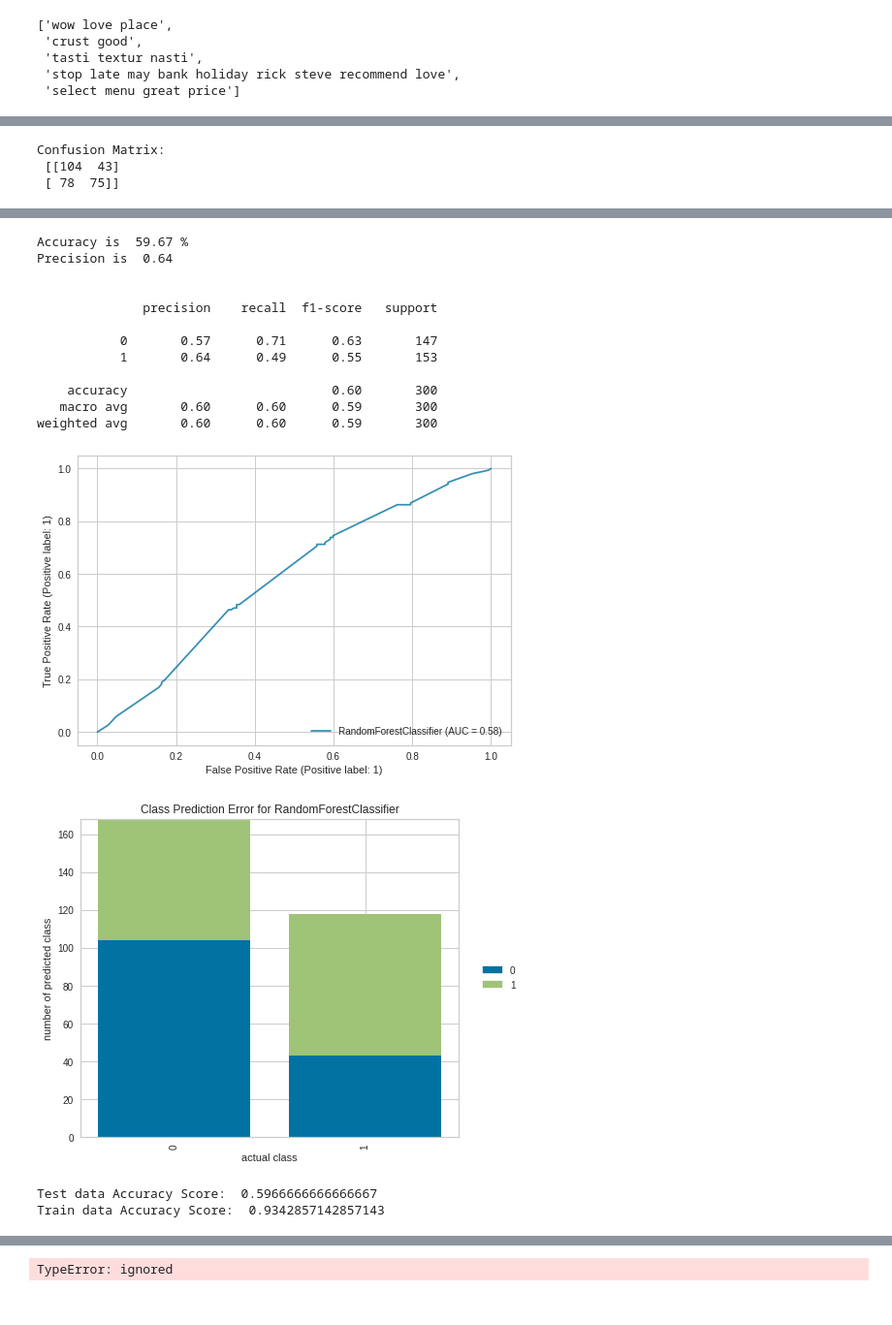
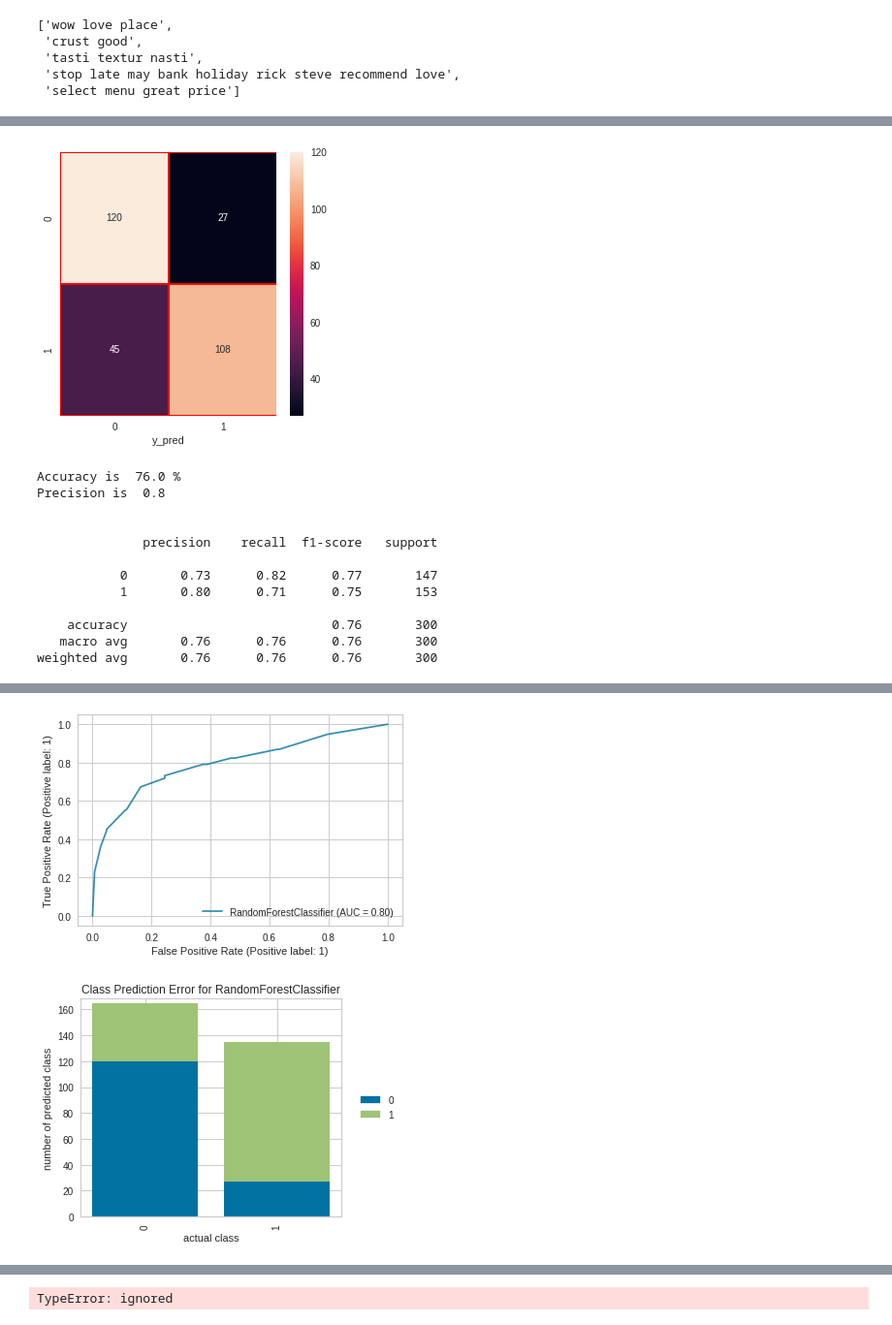
Before and after one commit to Naznin2000/review, a Jupyter notebook: Welcome_To_Colaboratory.ipynb, the cells around one changed output, grey strips where cells are left out. Shown at 97% size. Cells and saved outputs as stored; diff of their text form; code cells hidden in the pictures.

```diff
--- a/Welcome_To_Colaboratory.ipynb
+++ b/Welcome_To_Colaboratory.ipynb
@@ -728,26 +703,29 @@ Train data Accuracy Score:  0.9342857142857143
 
 from sklearn.ensemble import RandomForestClassifier
 
-classifier =RandomForestClassifier(n_estimators=10,criterion='entropy', random_state=0)
-classifier.fit(X_train, y_train)
+rf =RandomForestClassifier(n_estimators=10,criterion='entropy', random_state=0)
+rf.fit(X_train, y_train)
 
 # Predicting the Test set results
-y_pred = classifier.predict(X_test)
+y_pred = rf.predict(X_test)
 
-# Making the Confusion Matrix
-from sklearn.metrics import confusion_matrix
-cm = confusion_matrix(y_test, y_pred)
-print ("Confusion Matrix:\n",cm)
-sns.heatmap(cm,annot=True)
+# rf confusion matrix
+y_pred = rf.predict(X_test)
+y_true = y_test
+cm = confusion_matrix (y_true,y_pred)
+f, ax =plt.subplots(figsize=(5,5))
+sns.heatmap(cm,annot=True,linewidths=0.5,linecolor="red",fmt=".0f",ax=ax)
+plt.xlabel("y_pred")
+#plt.ylabel("y_true")
 plt.show()
 
 
 
-score1 = accuracy_score(y_test,y_pred)
+rf_accuracy = accuracy_score(y_test,y_pred)
 score2 = precision_score(y_test,y_pred)
 score3= recall_score(y_test,y_pred)
 print("\n")
-print("Accuracy is ",round(score1*100,2),"%")
+print("Accuracy is ",round(rf_accuracy*100,2),"%")
 print("Precision is ",round(score2,2))
 
 print("\n")
@@ -781,12 +759,22 @@ visualizer.score(X_test, y_test)
 visualizer.show()
 
 from sklearn.metrics import plot_confusion_matrix, accuracy_score
-plot_confusion_matrix(clf,X_test , y_test, cmap = plt.cm.Blues)
-accuracy = accuracy_score(y_test, y_pred)
-print('Test data Accuracy Score: ',accuracy)
-accuracy = accuracy_score(y_train, y_train_pred)
-print('Train data Accuracy Score: ',accuracy)
+#plot_confusion_matrix(clf,X_test , y_test, cmap = plt.cm.Blues)
+#accuracy = accuracy_score(y_test, y_pred)
+#print('Test data Accuracy Score: ',accuracy)
+#accuracy = accuracy_score(y_train, y_train_pred)
+#print('Train data Accuracy Score: ',accuracy)
 # %% [output]
+[figure, new version]
-Confusion Matrix:
- [[104  43]
- [ 78  75]]
+Accuracy is  76.0 %
+Precision is  0.8
+
+
+              precision    recall  f1-score   support
+
+           0       0.73      0.82      0.77       147
+           1       0.80      0.71      0.75       153
+
+    accuracy                           0.76       300
+   macro avg       0.76      0.76      0.76       300
+weighted avg       0.76      0.76      0.76       300
@@ -794,16 +781,2 @@ Confusion Matrix:
-Accuracy is  59.67 %
-Precision is  0.64
-
-
-              precision    recall  f1-score   support
-
-           0       0.57      0.71      0.63       147
-           1       0.64      0.49      0.55       153
-
-    accuracy                           0.60       300
-   macro avg       0.60      0.60      0.59       300
-weighted avg       0.60      0.60      0.59       300
-[figure, old version]
+[figure, new version]
-[figure, old version]
+[figure, new version]
-Test data Accuracy Score:  0.5966666666666667
-Train data Accuracy Score:  0.9342857142857143
```
Also changed, not shown: parts of 15 cells of this notebook.
